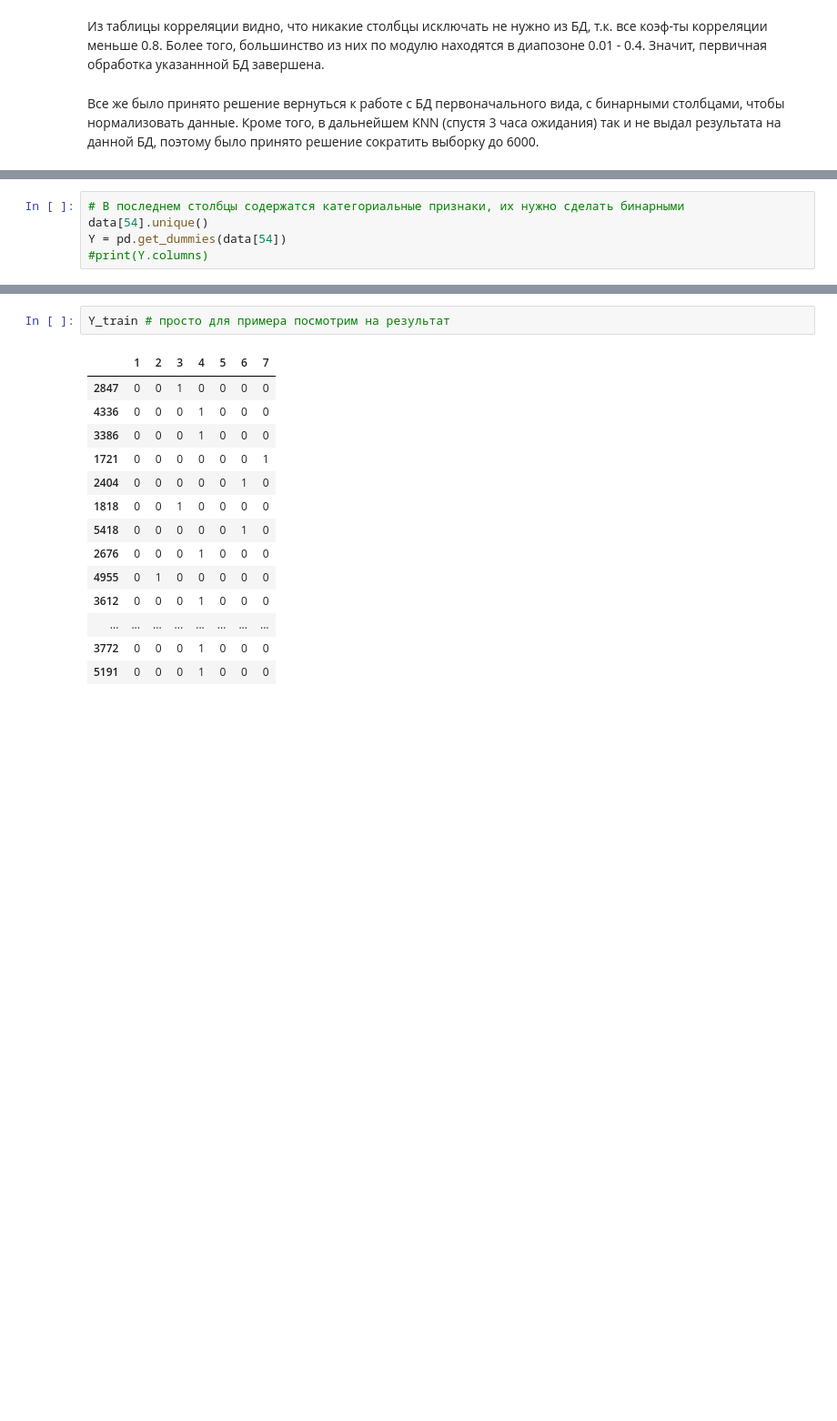
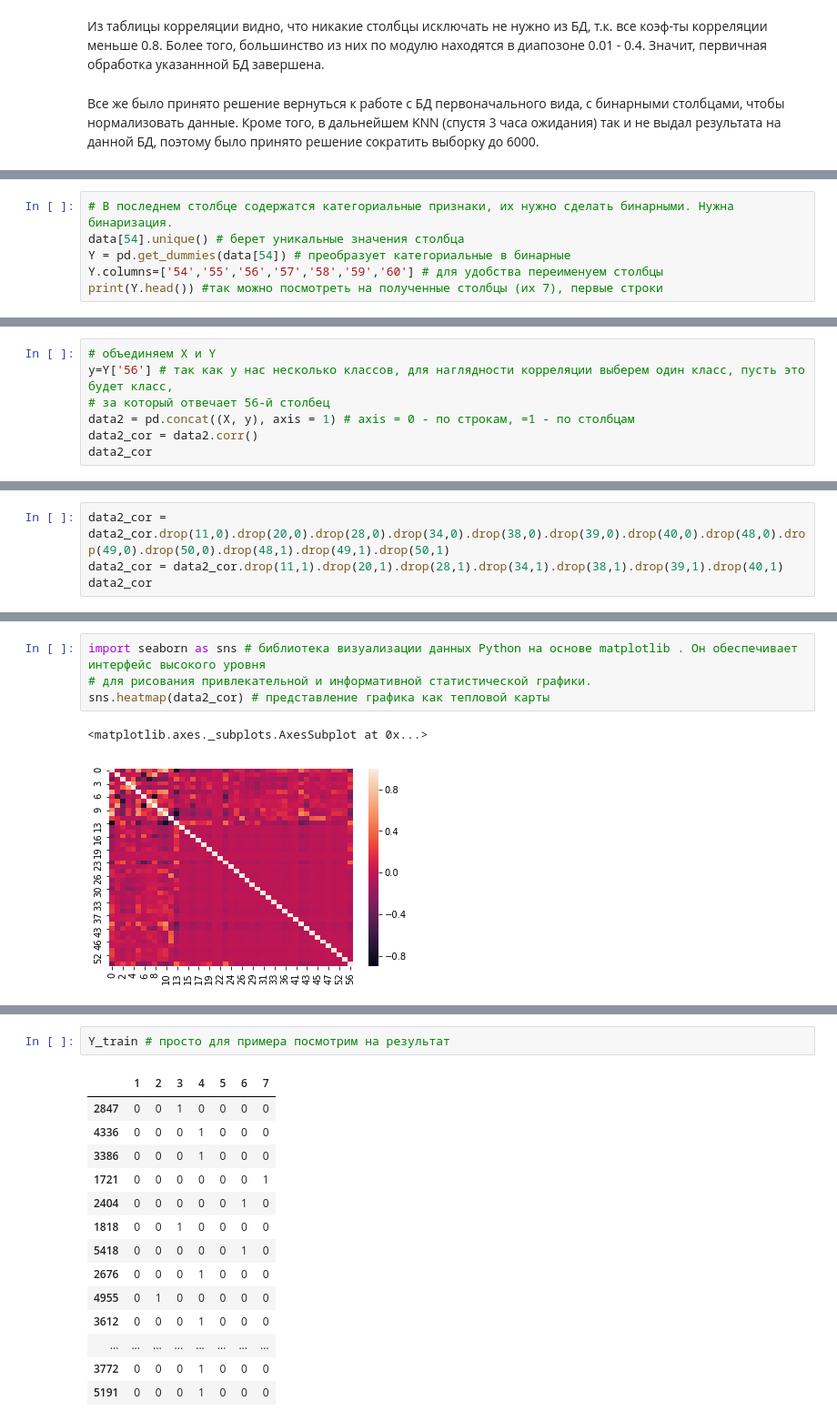
Before and after one commit to EkaterinaKuznetsova9/DataAnalysis, a Jupyter notebook: COVTYPE.ipynb, the cells around one changed output, grey strips where cells are left out. Shown at 91% size. Saved outputs shown, nothing was run; the diff lists cells and outputs as text; blank space fills up the shorter version.

```diff
--- a/COVTYPE.ipynb
+++ b/COVTYPE.ipynb
@@ -266,7 +268,8 @@ print(X.shape)
 # %% [output]
 (6000, 54)
 # %%
-# В последнем столбцы содержатся категориальные признаки, их нужно сделать бинарными
-data[54].unique()
-Y = pd.get_dummies(data[54])
-#print(Y.columns)
+# В последнем столбце содержатся категориальные признаки, их нужно сделать бинарными. Нужна бинаризация.
+data[54].unique() # берет уникальные значения столбца
+Y = pd.get_dummies(data[54]) # преобразует категориальные в бинарные
+Y.columns=['54','55','56','57','58','59','60'] # для удобства переименуем столбцы
+print(Y.head()) #так можно посмотреть на полученные столбцы (их 7), первые строки
@@ -306,0 +292,7 @@ plt.plot(data[3], data[5], 'o', alpha = 0.01);
+# %%
+# объединяем X и Y
+y=Y['56'] # так как у нас несколько классов, для наглядности корреляции выберем один класс, пусть это будет класс,
+# за который отвечает 56-й столбец
+data2 = pd.concat((X, y), axis = 1) # axis = 0 - по строкам, =1 - по столбцам
+data2_cor = data2.corr()
+data2_cor
@@ -306,0 +320,4 @@ plt.plot(data[3], data[5], 'o', alpha = 0.01);
+# %%
+data2_cor = data2_cor.drop(11,0).drop(20,0).drop(28,0).drop(34,0).drop(38,0).drop(39,0).drop(40,0).drop(48,0).drop(49,0).drop(50,0).drop(48,1).drop(49,1).drop(50,1)
+data2_cor = data2_cor.drop(11,1).drop(20,1).drop(28,1).drop(34,1).drop(38,1).drop(39,1).drop(40,1)
+data2_cor
@@ -306,0 +343,7 @@ plt.plot(data[3], data[5], 'o', alpha = 0.01);
+# %%
+import seaborn as sns # библиотека визуализации данных Python на основе matplotlib . Он обеспечивает интерфейс высокого уровня
+# для рисования привлекательной и информативной статистической графики.
+sns.heatmap(data2_cor) # представление графика как тепловой карты
+# %% [output]
+<matplotlib.axes._subplots.AxesSubplot at 0x...>
+[figure, added]
```
Also changed, not shown: parts of 48 cells of this notebook.
